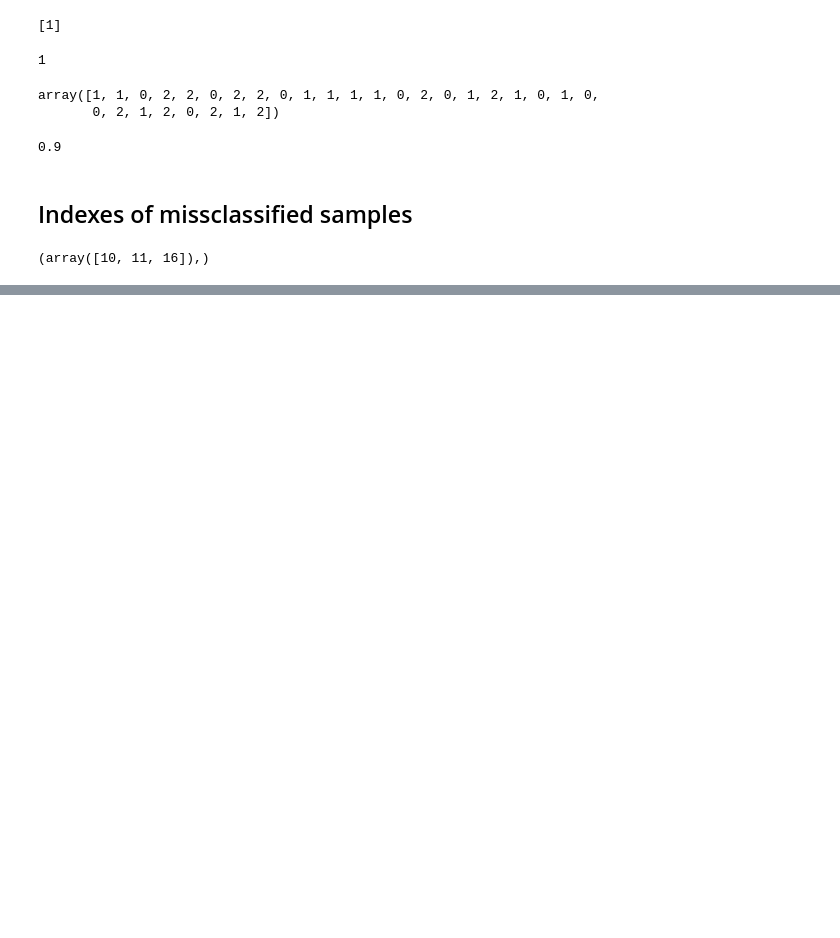
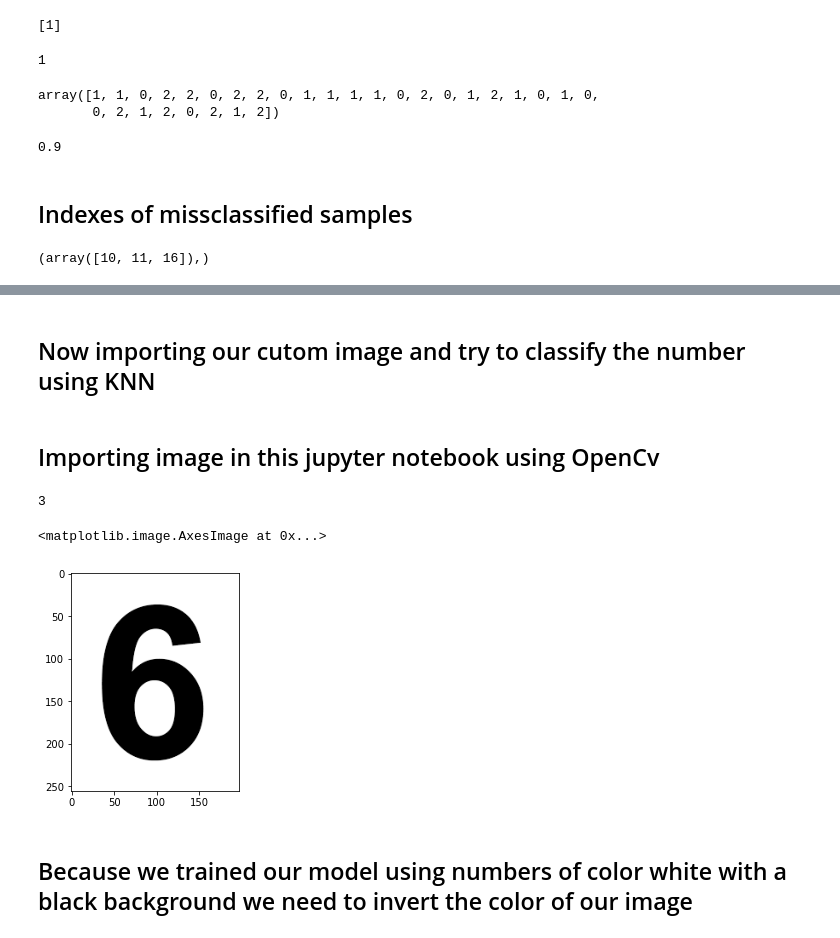
Before and after one commit to aryan68125/Prutor-AI-ML, a Jupyter notebook: KNN class work.ipynb, the cells around one changed output, grey strips where cells are left out. Cells and saved outputs as stored; diff of their text form; code cells hidden in the pictures; blank space fills up the shorter version.

```diff
--- a/KNN class work.ipynb
+++ b/KNN class work.ipynb
@@ -146,0 +319,4 @@ print(np.where(ytest!=pred))
+# %% [markdown]
+## Now importing our cutom image and try to classify the number using KNN
+# %% [markdown]
+## Importing image in this jupyter notebook using OpenCv
@@ -146,0 +327,14 @@ print(np.where(ytest!=pred))
+# %%
+# importing image
+image = cv2.imread('/home/Machine_learning/github/Machine_Learning/Prutor_ML_ClassWork/six.png')
+# %%
+image.ndim #here image imported via opencv is in 3D numpy array
+# %% [output]
+3
+# %%
+plt.imshow(image)
+# %% [output]
+<matplotlib.image.AxesImage at 0x...>
+[figure, added]
+# %% [markdown]
+## Because we trained our model using numbers of color white with a black background we need to invert the color of our image
```
Also changed, not shown: parts of 62 cells of this notebook.
